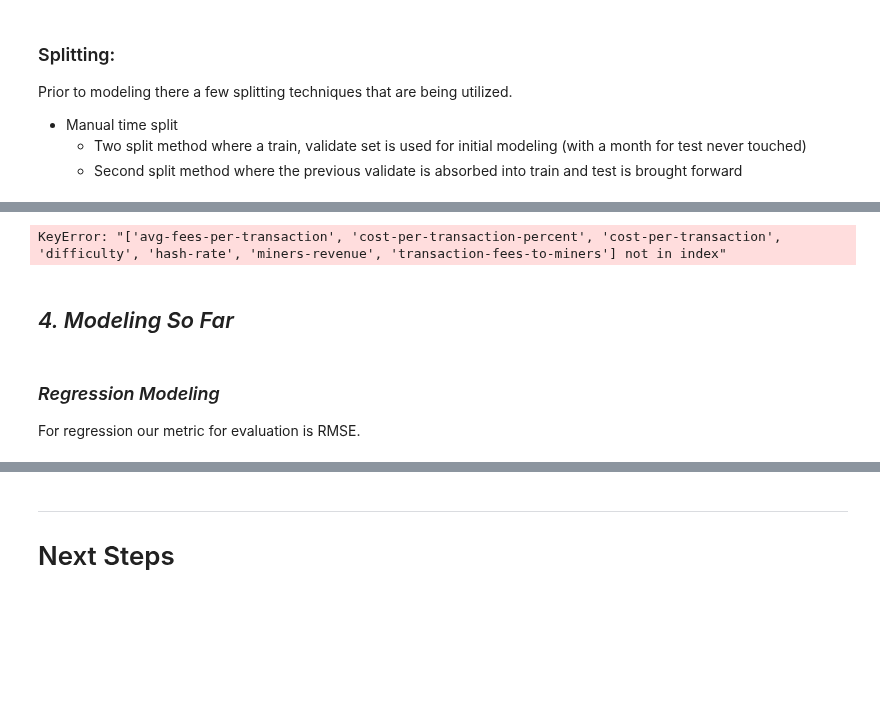
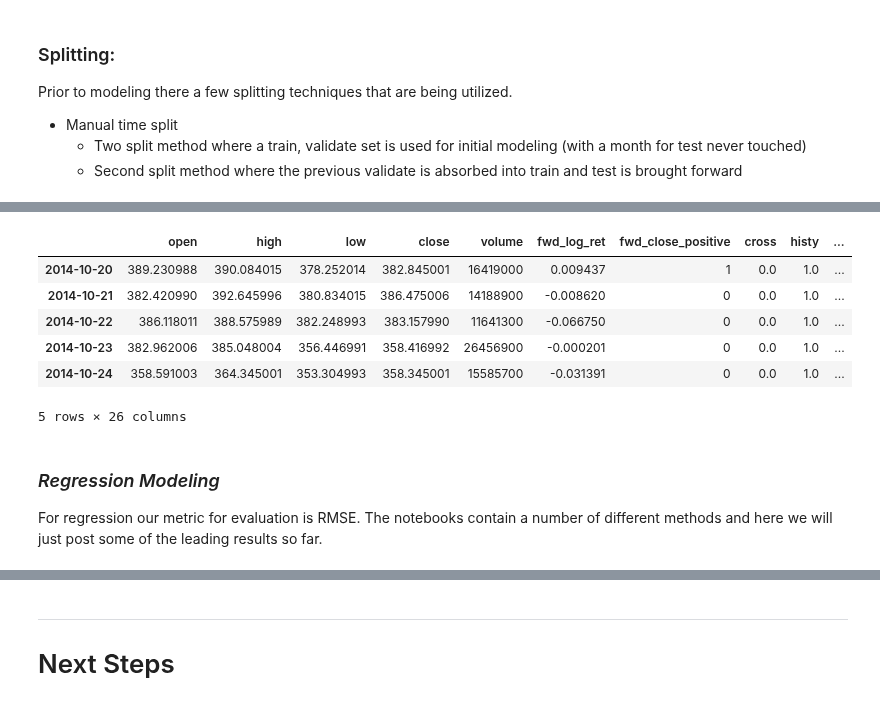
Before and after one commit to FinancialForecasters/financial_forecaster, a Jupyter notebook: ff_final_notebook.ipynb, the cells around one changed output, grey strips where cells are left out. Drawn from its saved outputs; the diff is of its cells as text; code cells hidden in the pictures; blank space fills up the shorter version.

Commit message:
final notebook

```diff
--- a/ff_final_notebook.ipynb
+++ b/ff_final_notebook.ipynb
@@ -217,0 +223,3 @@ df.head()
+# %%
+# For ease of use acquiring our df from our wrangle.py module
+df = wrangle_df()
@@ -237,7 +254,20 @@ def split_ii(df):
 # %%
+# We can drop fwd_ret and fwd_pct_chg entirely
+df = df.drop(columns=['fwd_ret', 'fwd_pct_chg'])
+
 # Splitting our data for use with modeling
 train_i, validate_i = split_i(df)
 train_ii, test_ii = split_ii(df)
+# %%
+df.head()
+# %% [output]
+|  | open | high | low | close | volume | fwd_log_ret | fwd_close_positive | cross | histy | ... |
+| 2014-10-20 | 389.230988 | 390.084015 | 378.252014 | 382.845001 | 16419000 | 0.009437 | 1 | 0.0 | 1.0 | ... |
+| 2014-10-21 | 382.420990 | 392.645996 | 380.834015 | 386.475006 | 14188900 | -0.008620 | 0 | 0.0 | 1.0 | ... |
+| 2014-10-22 | 386.118011 | 388.575989 | 382.248993 | 383.157990 | 11641300 | -0.066750 | 0 | 0.0 | 1.0 | ... |
+| 2014-10-23 | 382.962006 | 385.048004 | 356.446991 | 358.416992 | 26456900 | -0.000201 | 0 | 0.0 | 1.0 | ... |
+| 2014-10-24 | 358.591003 | 364.345001 | 353.304993 | 358.345001 | 15585700 | -0.031391 | 0 | 0.0 | 1.0 | ... |
+5 rows × 26 columns
 # %%
 # Scaling the continuous variables
 quants = [
@@ -249,7 +279,9 @@ scaler.fit(train_i[quants])
 
 train_i[quants] = scaler.transform(train_i[quants])
 validate_i[quants] = scaler.transform(validate_i[quants])
+
+scaler2 = MinMaxScaler()
+scaler2.fit(train_ii[quants])
+
+train_ii[quants] = scaler2.transform(train_ii[quants])
+test_ii[quants] = scaler2.transform(test_ii[quants])
-# %% [output]
-KeyError: "['avg-fees-per-transaction', 'cost-per-transaction-percent', 'cost-per-transaction', 'difficulty', 'hash-rate', 'miners-revenue', 'transaction-fees-to-miners'] not in index"
-# %% [markdown]
-## *4. Modeling So Far*
@@ -256,4 +310,4 @@ KeyError: "['avg-fees-per-transaction', 'cost-per-transaction-percent', 'cost-pe
 # %% [markdown]
 ### *Regression Modeling*
 
-For regression our metric for evaluation is RMSE.
+For regression our metric for evaluation is RMSE. The notebooks contain a number of different methods and here we will just post some of the leading results so far.
```
Also changed, not shown: parts of 18 cells of this notebook.
